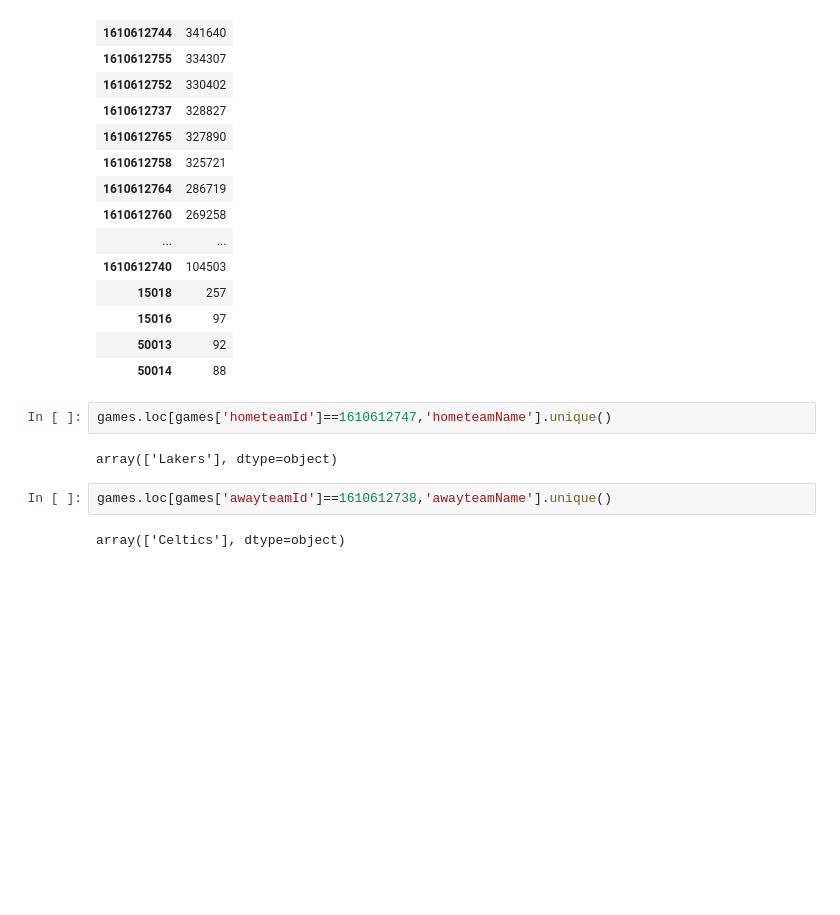
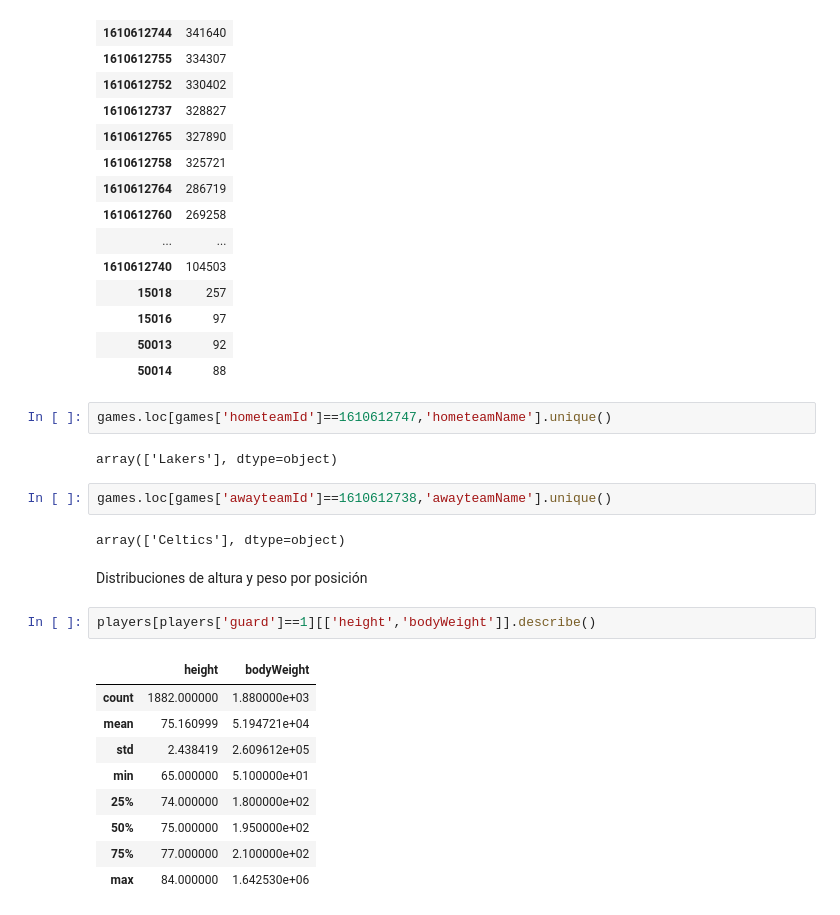
Before and after one commit to 2roma5/Diplomado_M1, a Jupyter notebook: nba.ipynb, the cells around one changed output. Cells and saved outputs as stored; diff of their text form; blank space fills up the shorter version.

Commit message:
feat: Se agregan estadisticas descriptivas de games y players

```diff
--- a/nba.ipynb
+++ b/nba.ipynb
@@ -706,3 +706,17 @@ array(['Lakers'], dtype=object)
 games.loc[games['awayteamId']==1610612738,'awayteamName'].unique()
 # %% [output]
 array(['Celtics'], dtype=object)
+# %% [markdown]
+Distribuciones de altura y peso por posición
+# %%
+players[players['guard']==1][['height','bodyWeight']].describe()
+# %% [output]
+|  | height | bodyWeight |
+| count | 1882.000000 | 1.880000e+03 |
+| mean | 75.160999 | 5.194721e+04 |
+| std | 2.438419 | 2.609612e+05 |
+| min | 65.000000 | 5.100000e+01 |
+| 25% | 74.000000 | 1.800000e+02 |
+| 50% | 75.000000 | 1.950000e+02 |
+| 75% | 77.000000 | 2.100000e+02 |
+| max | 84.000000 | 1.642530e+06 |
```
Also changed, not shown: parts of 2 cells of this notebook.
